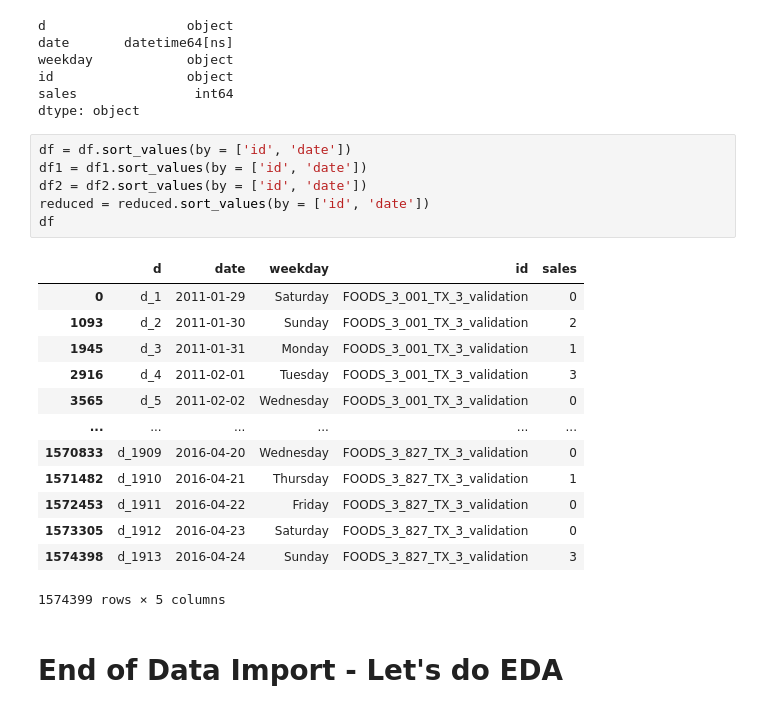
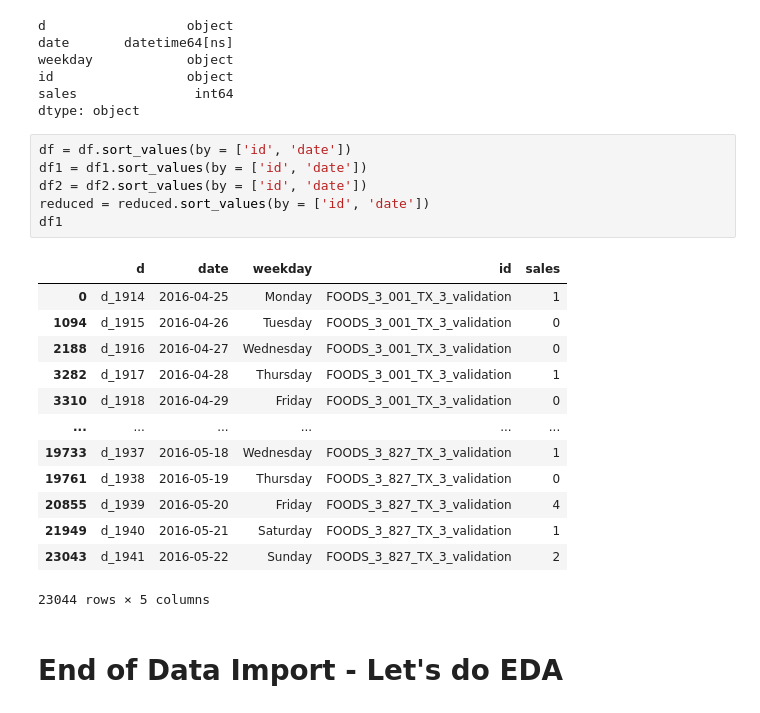
Before and after one commit to damajojung/Time_Series_Python, a Jupyter notebook: Poisson_Regression.ipynb, the cells around one changed output. Saved outputs shown, nothing was run; the diff lists cells and outputs as text.

```diff
--- a/Poisson_Regression.ipynb
+++ b/Poisson_Regression.ipynb
@@ -51,23 +51,23 @@ dtype: object
 # %%
 df = df.sort_values(by = ['id', 'date'])
 df1 = df1.sort_values(by = ['id', 'date'])
 df2 = df2.sort_values(by = ['id', 'date'])
 reduced = reduced.sort_values(by = ['id', 'date'])
-df
+df1
 # %% [output]
 |  | d | date | weekday | id | sales |
-| 0 | d_1 | 2011-01-29 | Saturday | FOODS_3_001_TX_3_validation | 0 |
-| 1093 | d_2 | 2011-01-30 | Sunday | FOODS_3_001_TX_3_validation | 2 |
-| 1945 | d_3 | 2011-01-31 | Monday | FOODS_3_001_TX_3_validation | 1 |
-| 2916 | d_4 | 2011-02-01 | Tuesday | FOODS_3_001_TX_3_validation | 3 |
-| 3565 | d_5 | 2011-02-02 | Wednesday | FOODS_3_001_TX_3_validation | 0 |
+| 0 | d_1914 | 2016-04-25 | Monday | FOODS_3_001_TX_3_validation | 1 |
+| 1094 | d_1915 | 2016-04-26 | Tuesday | FOODS_3_001_TX_3_validation | 0 |
+| 2188 | d_1916 | 2016-04-27 | Wednesday | FOODS_3_001_TX_3_validation | 0 |
+| 3282 | d_1917 | 2016-04-28 | Thursday | FOODS_3_001_TX_3_validation | 1 |
+| 3310 | d_1918 | 2016-04-29 | Friday | FOODS_3_001_TX_3_validation | 0 |
 | ... | ... | ... | ... | ... | ... |
-| 1570833 | d_1909 | 2016-04-20 | Wednesday | FOODS_3_827_TX_3_validation | 0 |
-| 1571482 | d_1910 | 2016-04-21 | Thursday | FOODS_3_827_TX_3_validation | 1 |
-| 1572453 | d_1911 | 2016-04-22 | Friday | FOODS_3_827_TX_3_validation | 0 |
-| 1573305 | d_1912 | 2016-04-23 | Saturday | FOODS_3_827_TX_3_validation | 0 |
-| 1574398 | d_1913 | 2016-04-24 | Sunday | FOODS_3_827_TX_3_validation | 3 |
+| 19733 | d_1937 | 2016-05-18 | Wednesday | FOODS_3_827_TX_3_validation | 1 |
+| 19761 | d_1938 | 2016-05-19 | Thursday | FOODS_3_827_TX_3_validation | 0 |
+| 20855 | d_1939 | 2016-05-20 | Friday | FOODS_3_827_TX_3_validation | 4 |
+| 21949 | d_1940 | 2016-05-21 | Saturday | FOODS_3_827_TX_3_validation | 1 |
+| 23043 | d_1941 | 2016-05-22 | Sunday | FOODS_3_827_TX_3_validation | 2 |
-1574399 rows × 5 columns
+23044 rows × 5 columns
 # %% [markdown]
 # End of Data Import - Let's do EDA
 # %%
```
Also changed, not shown: parts of 4 cells of this notebook.
